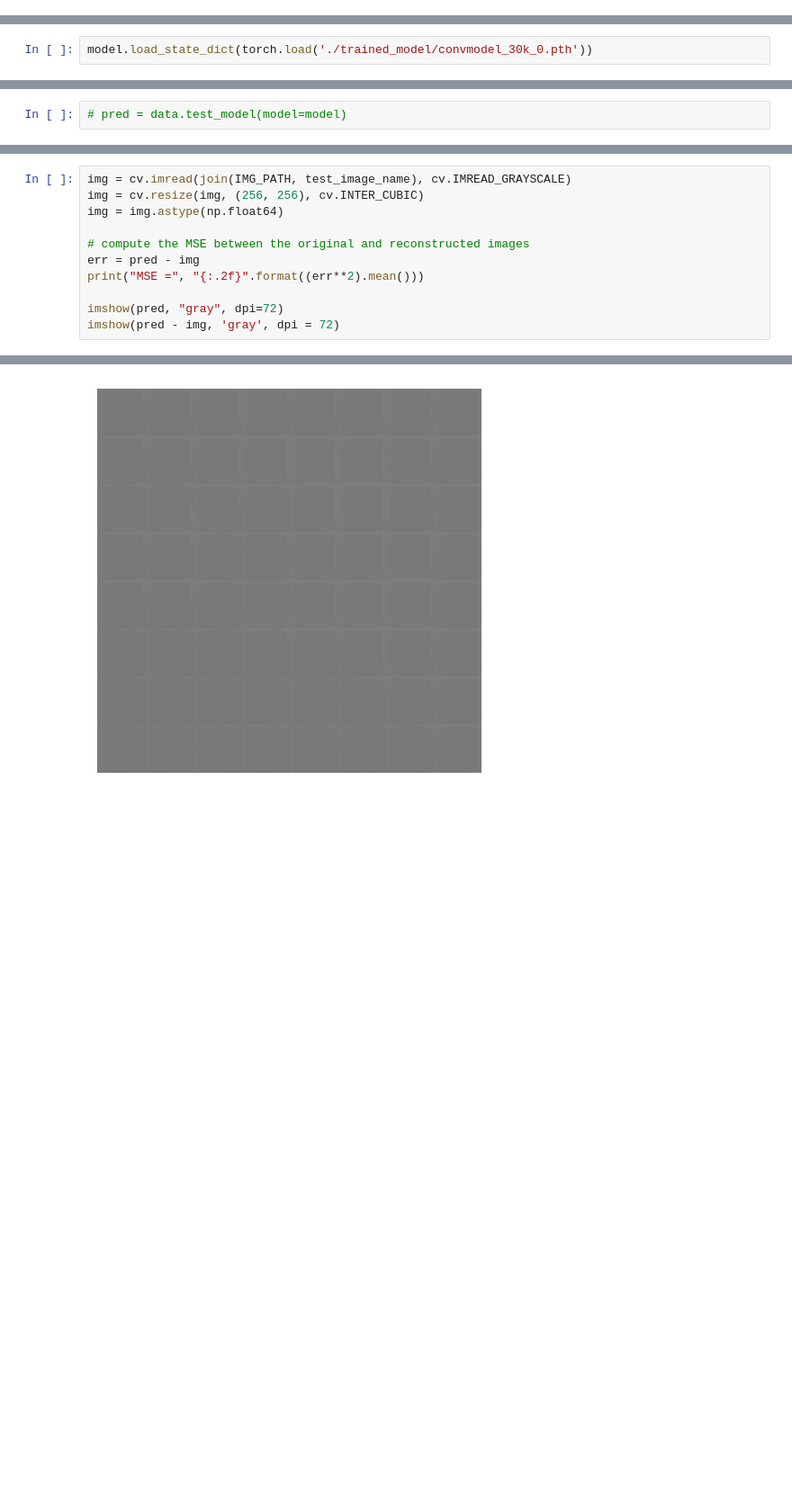
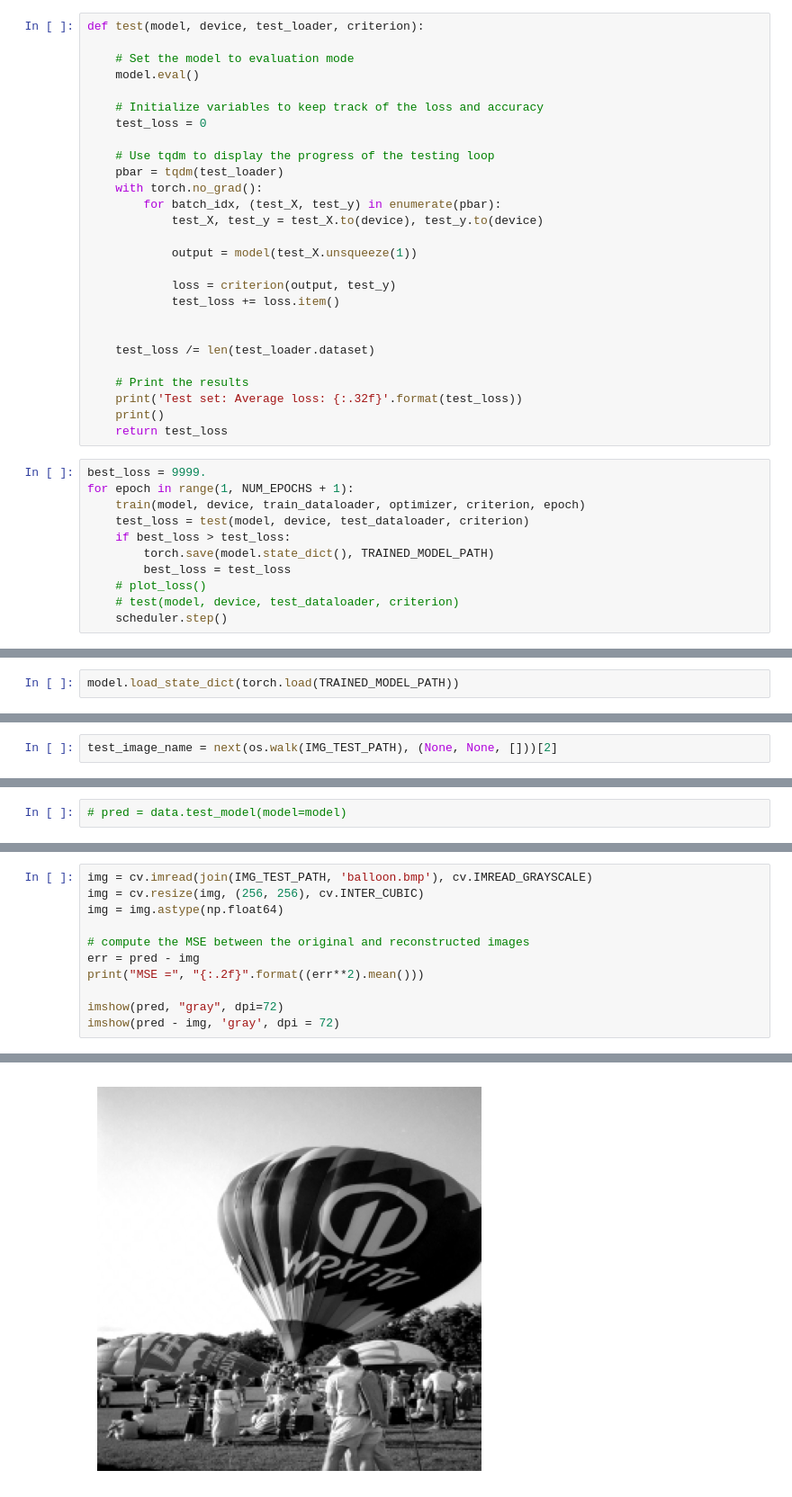
Before and after one commit to blacfli/image_restoration, a Jupyter notebook: missing_pixel.ipynb, the cells around one changed output, grey strips where cells are left out. Shown at 90% size. Cells and saved outputs as stored; diff of their text form; blank space fills up the shorter version.

Commit message:
update trained models

```diff
--- a/missing_pixel.ipynb
+++ b/missing_pixel.ipynb
@@ -113,3 +116,41 @@ def train(model, device, train_loader, optimizer, criterion, epoch):
     train_loss /= len(train_loader.dataset)
 
     print('Train set: Average loss: {:.32f}'.format(train_loss))
+# %%
+def test(model, device, test_loader, criterion):
+
+    # Set the model to evaluation mode
+    model.eval()
+
+    # Initialize variables to keep track of the loss and accuracy
+    test_loss = 0
+
+    # Use tqdm to display the progress of the testing loop
+    pbar = tqdm(test_loader)
+    with torch.no_grad():
+        for batch_idx, (test_X, test_y) in enumerate(pbar):
+            test_X, test_y = test_X.to(device), test_y.to(device)
+
+            output = model(test_X.unsqueeze(1))
+
+            loss = criterion(output, test_y)
+            test_loss += loss.item()
+
+
+    test_loss /= len(test_loader.dataset)
+
+    # Print the results
+    print('Test set: Average loss: {:.32f}'.format(test_loss))
+    print()
+    return test_loss
+# %%
+best_loss = 9999.
+for epoch in range(1, NUM_EPOCHS + 1):
+    train(model, device, train_dataloader, optimizer, criterion, epoch)
+    test_loss = test(model, device, test_dataloader, criterion)
+    if best_loss > test_loss:
+        torch.save(model.state_dict(), TRAINED_MODEL_PATH)
+        best_loss = test_loss
+    # plot_loss()
+    # test(model, device, test_dataloader, criterion)
+    scheduler.step()
@@ -116,4 +171,4 @@ def train(model, device, train_loader, optimizer, criterion, epoch):
 # %%
-model.load_state_dict(torch.load('./trained_model/convmodel_30k_0.pth'))
+model.load_state_dict(torch.load(TRAINED_MODEL_PATH))
 # %% [output]
 <All keys matched successfully>
@@ -135,0 +175,2 @@ test_image_name = 'eagle.bmp'
+# %%
+test_image_name = next(os.walk(IMG_TEST_PATH), (None, None, []))[2]
@@ -227,5 +263,5 @@ array([[123.62653125, 124.76420595, 126.54586449, ..., 126.12510387,
 # %%
-img = cv.imread(join(IMG_PATH, test_image_name), cv.IMREAD_GRAYSCALE)
+img = cv.imread(join(IMG_TEST_PATH, 'balloon.bmp'), cv.IMREAD_GRAYSCALE)
 img = cv.resize(img, (256, 256), cv.INTER_CUBIC)
 img = img.astype(np.float64)
 
@@ -240 +276 @@ MSE = 6614.86
-[figure, old version]
+[figure, new version]
```
Also changed, not shown: parts of 15 cells of this notebook, 47 other files.
